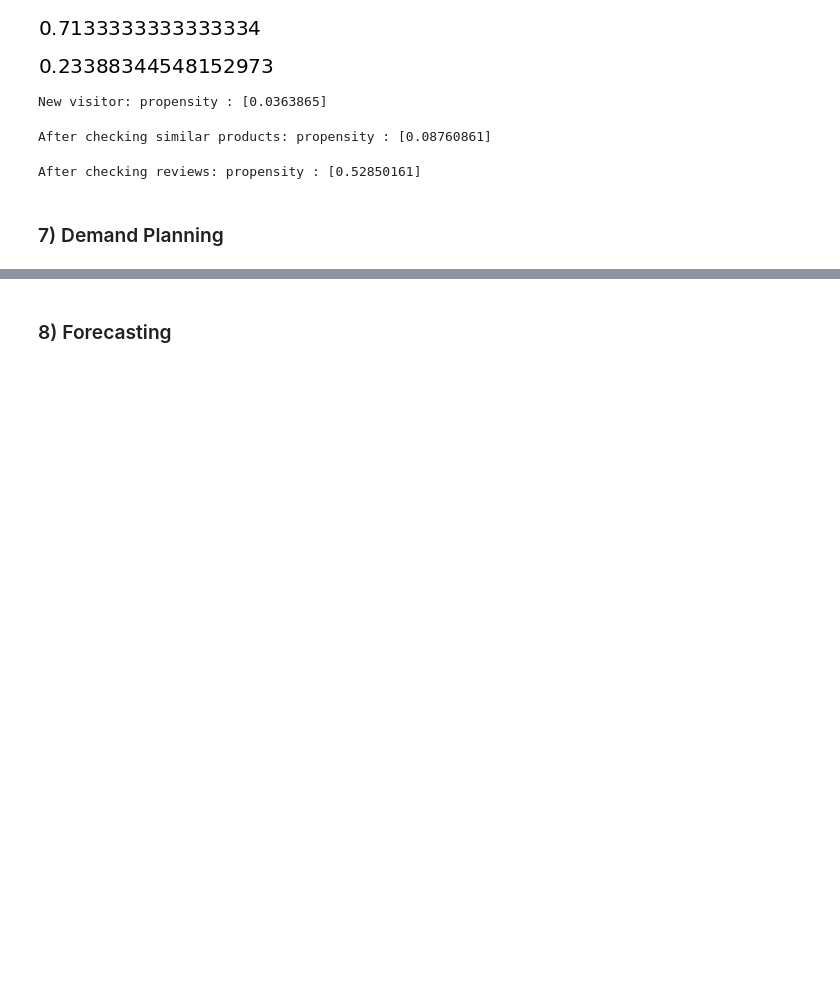
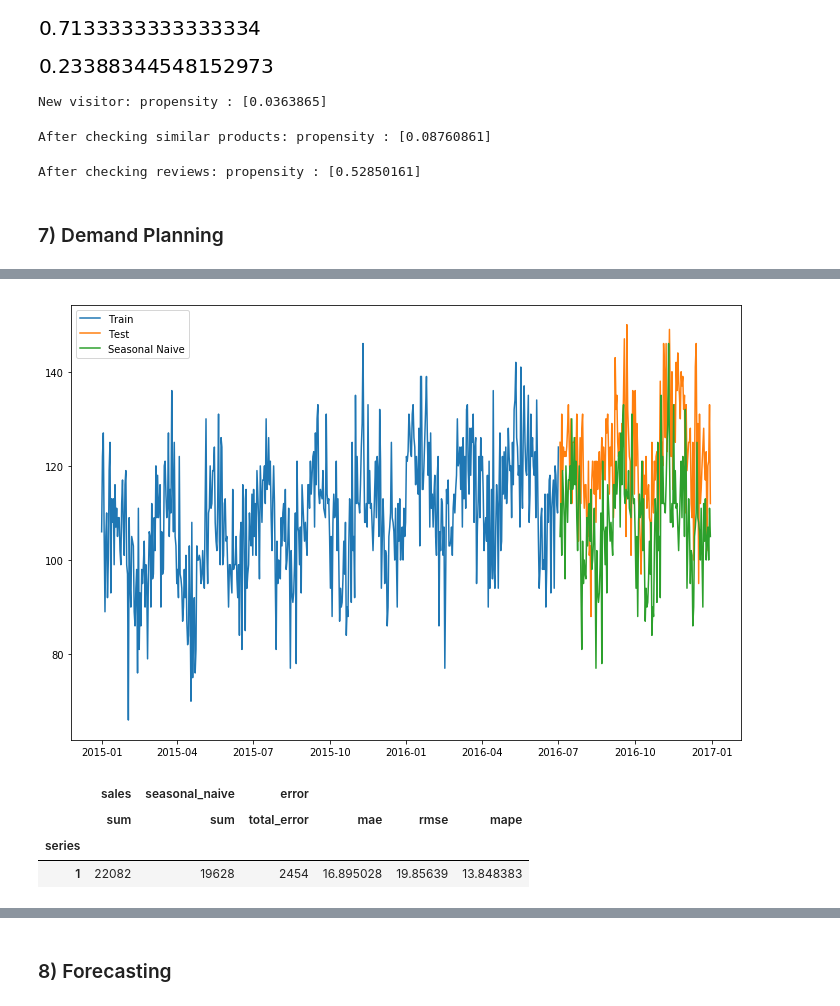
Before and after one commit to geoffreylink/Projects, a Jupyter notebook: 05 Statistical Methods/10 Common Use Cases for Business Analytics.ipynb, the cells around one changed output, grey strips where cells are left out. Drawn from its saved outputs; the diff is of its cells as text; code cells hidden in the pictures; blank space fills up the shorter version.

```diff
--- a/05 Statistical Methods/10 Common Use Cases for Business Analytics.ipynb
+++ b/05 Statistical Methods/10 Common Use Cases for Business Analytics.ipynb
@@ -1028,0 +1090,6 @@ After checking reviews: propensity : [0.52850161]
+# %%
+dates = (test['date'] - np.timedelta64(1, 'Y')).values.astype('datetime64[D]')
+seasonal_naive = train[train['date'].isin(dates)]['sales'] # seasonal naive prediction
+y_hat_sn = test.copy().drop('sales', axis=1)
+y_hat_sn['seasonal_naive'] = pd.DataFrame(seasonal_naive).set_index(test.index)
+y_hat_sn.head()
@@ -1028,0 +1103,28 @@ After checking reviews: propensity : [0.52850161]
+# %%
+plt.figure(figsize=(12,8))
+plt.plot(train['date'], train['sales'], label='Train')
+plt.plot(test['date'], test['sales'], label='Test')
+plt.plot(y_hat_sn['date'], y_hat_sn['seasonal_naive'], label='Seasonal Naive')
+plt.legend(loc='best')
+plt.show()
+# %% [output]
+[figure, added]
+# %%
+evaluation = pd.merge(test, y_hat_sn, on='date')
+evaluation.columns = ['date', 'sales', 'seasonal_naive']
+evaluation['error'] = evaluation['sales'] - evaluation['seasonal_naive']
+evaluation.insert(0, 'series', 1) # insert value to groupby
+evaluation.groupby('series').agg({
+        'sales' : 'sum',
+        'seasonal_naive' : 'sum',
+        'error': {
+            'total_error' : 'sum',
+            'mae': lambda x: np.mean(np.abs(x)),
+            'rmse': lambda x: np.sqrt(np.mean(x ** 2)),
+            'mape': lambda x: 100 * np.sum(np.abs(x)) / np.sum(evaluation['sales'])
+        }})
+# %% [output]
+|  | sales | seasonal_naive | error |  |  |  |
+|  | sum | sum | total_error | mae | rmse | mape |
+| series |  |  |  |  |  |  |
+| 1 | 22082 | 19628 | 2454 | 16.895028 | 19.85639 | 13.848383 |
```
Also changed, not shown: parts of 38 cells of this notebook, 5 other files.
